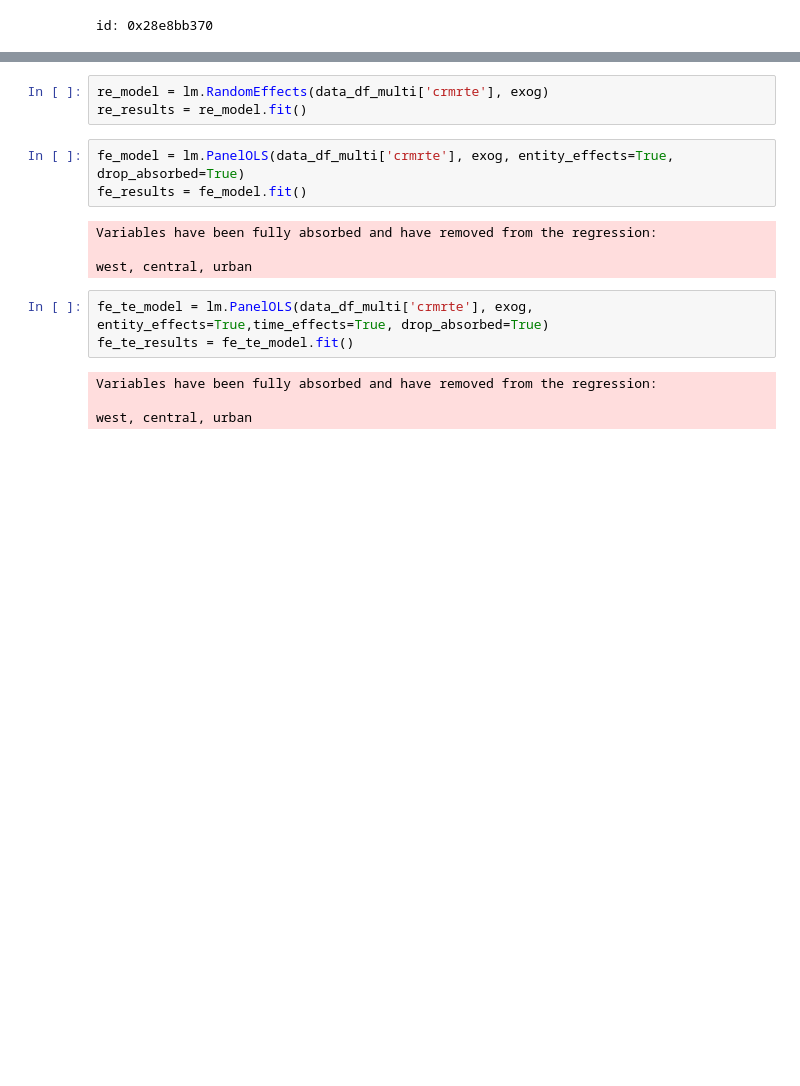
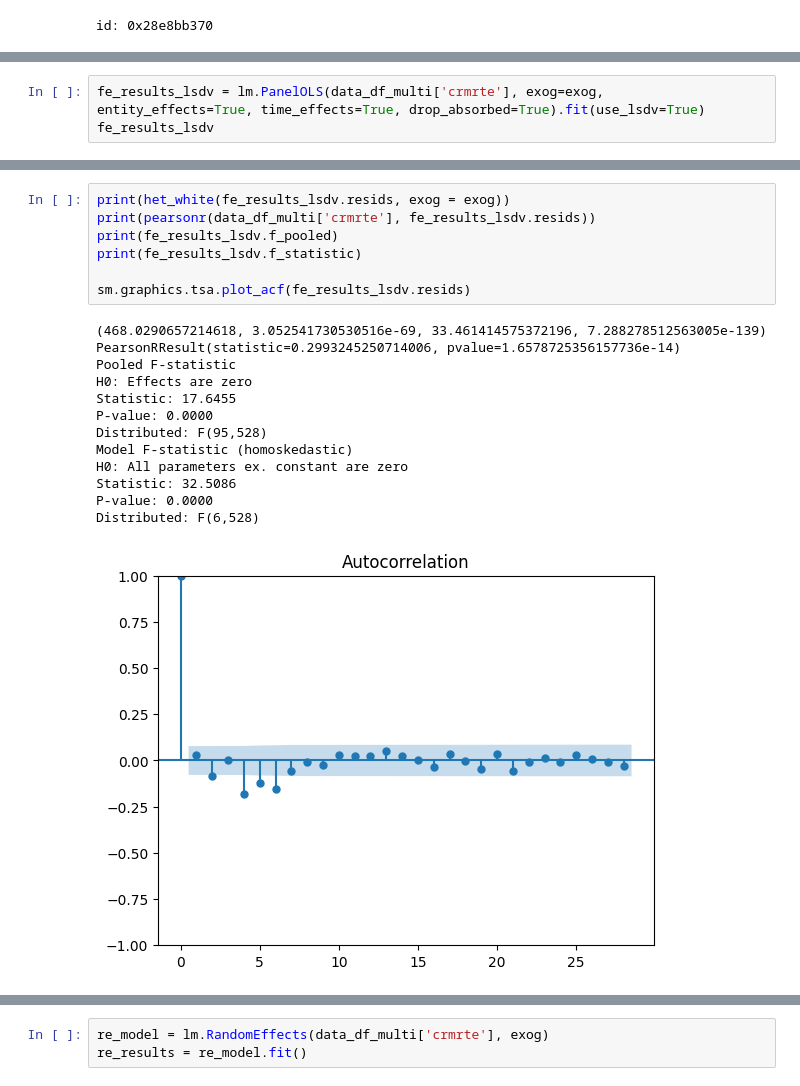
Before and after one commit to dhruv-pandit/Semester-Two-Projects, a Jupyter notebook: Micro/micro_ass1.ipynb, the cells around one changed output, grey strips where cells are left out. Saved outputs shown, nothing was run; the diff lists cells and outputs as text; blank space fills up the shorter version.

```diff
--- a/Micro/micro_ass1.ipynb
+++ b/Micro/micro_ass1.ipynb
@@ -292,0 +385,3 @@ f p-value: 0.000
+# %%
+fe_results_lsdv = lm.PanelOLS(data_df_multi['crmrte'], exog=exog, entity_effects=True, time_effects=True, drop_absorbed=True).fit(use_lsdv=True)
+fe_results_lsdv
@@ -292,0 +426,21 @@ f p-value: 0.000
+# %%
+print(het_white(fe_results_lsdv.resids, exog = exog))
+print(pearsonr(data_df_multi['crmrte'], fe_results_lsdv.resids))
+print(fe_results_lsdv.f_pooled)
+print(fe_results_lsdv.f_statistic)
+
+sm.graphics.tsa.plot_acf(fe_results_lsdv.resids)
+# %% [output]
+(468.0290657214618, 3.052541730530516e-69, 33.461414575372196, 7.288278512563005e-139)
+PearsonRResult(statistic=0.2993245250714006, pvalue=1.6578725356157736e-14)
+Pooled F-statistic
+H0: Effects are zero
+Statistic: 17.6455
+P-value: 0.0000
+Distributed: F(95,528)
+Model F-statistic (homoskedastic)
+H0: All parameters ex. constant are zero
+Statistic: 32.5086
+P-value: 0.0000
+Distributed: F(6,528)
+[figure, added]
@@ -293,17 +448,3 @@ f p-value: 0.000
 # %%
 re_model = lm.RandomEffects(data_df_multi['crmrte'], exog)
 re_results = re_model.fit()
-# %%
-fe_model = lm.PanelOLS(data_df_multi['crmrte'], exog, entity_effects=True, drop_absorbed=True)
-fe_results = fe_model.fit()
-# %% [output]
-Variables have been fully absorbed and have removed from the regression:
-
-west, central, urban
-# %%
-fe_te_model = lm.PanelOLS(data_df_multi['crmrte'], exog, entity_effects=True,time_effects=True, drop_absorbed=True)
-fe_te_results = fe_te_model.fit()
-# %% [output]
-Variables have been fully absorbed and have removed from the regression:
-
-west, central, urban
```
Also changed, not shown: parts of 33 cells of this notebook.
